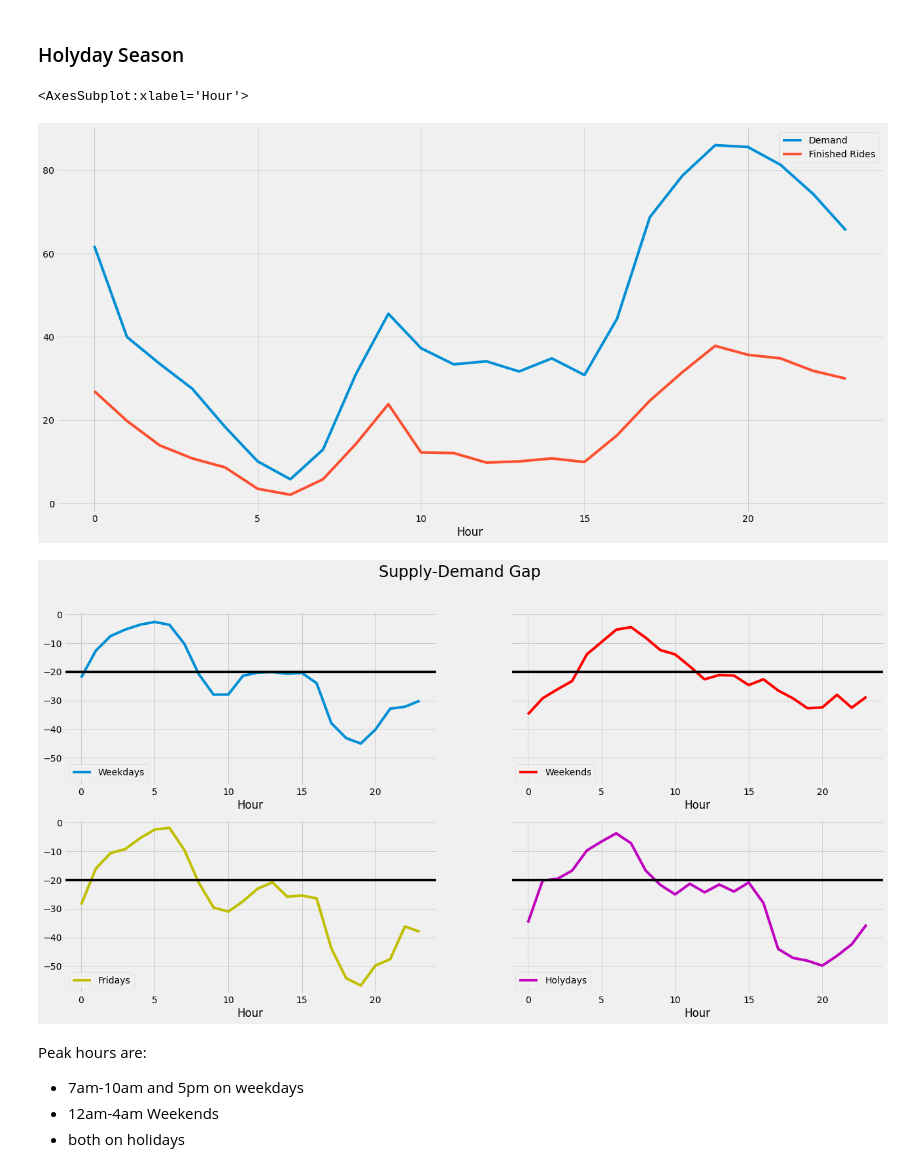
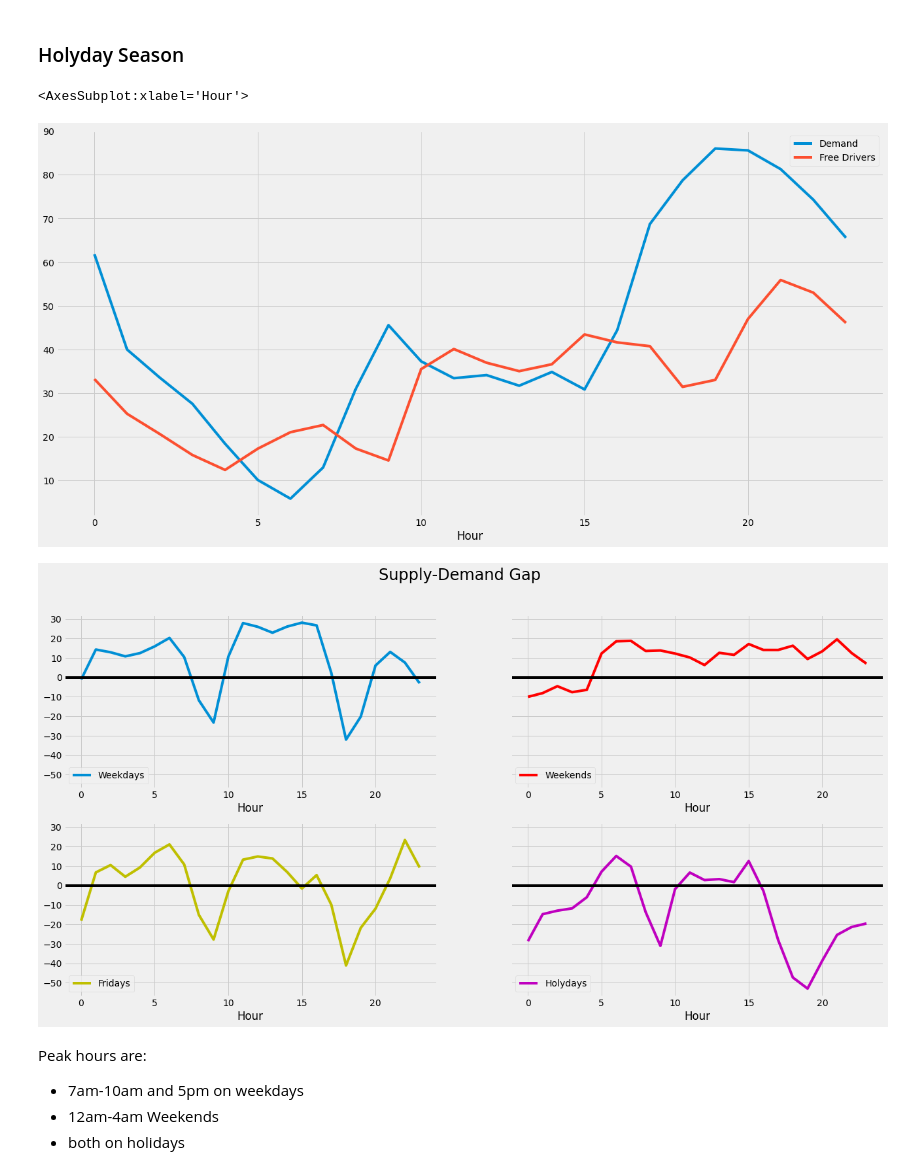
Before and after one commit to jlousada315/bolt-test, a Jupyter notebook: bolt-jl.ipynb, the cells around one changed output. Drawn from its saved outputs; the diff is of its cells as text; code cells hidden in the pictures.

```diff
--- a/bolt-jl.ipynb
+++ b/bolt-jl.ipynb
@@ -206,44 +206,44 @@ sd[sd['Day of Week'] == 4].groupby('Hour')['Finished Rides'].mean().plot(legend=
 ### Holyday Season
 # %%
 sd[sd['Is Holyday'] == True].groupby('Hour')['Demand'].mean().plot(legend=True, figsize=(20,10))
-sd[sd['Is Holyday'] == True].groupby('Hour')['Finished Rides'].mean().plot(legend=True)
+sd[sd['Is Holyday'] == True].groupby('Hour')['Free Drivers'].mean().plot(legend=True)
 # %% [output]
 <AxesSubplot:xlabel='Hour'>
-[figure, old version]
+[figure, new version]
 # %%
-sd_gap_weekdays = -(sd[sd['Is Weekend'] == False].groupby('Hour')['Demand'].mean() - sd[sd['Is Weekend'] == False].groupby('Hour')['Finished Rides'].mean())
-sd_gap_weekend = -(sd[sd['Is Weekend'] == True].groupby('Hour')['Demand'].mean() - sd[sd['Is Weekend'] == True].groupby('Hour')['Finished Rides'].mean())
-sd_gap_friday = -(sd[sd['Day of Week'] == 4].groupby('Hour')['Demand'].mean() - sd[sd['Day of Week'] == 4].groupby('Hour')['Finished Rides'].mean())
-sd_gap_holiday = -(sd[sd['Is Holyday'] == True].groupby('Hour')['Demand'].mean() - sd[sd['Is Holyday'] == True].groupby('Hour')['Finished Rides'].mean())
+sd_gap_weekdays = -(sd[sd['Is Weekend'] == False].groupby('Hour')['Demand'].mean() - sd[sd['Is Weekend'] == False].groupby('Hour')['Free Drivers'].mean())
+sd_gap_weekend = -(sd[sd['Is Weekend'] == True].groupby('Hour')['Demand'].mean() - sd[sd['Is Weekend'] == True].groupby('Hour')['Free Drivers'].mean())
+sd_gap_friday = -(sd[sd['Day of Week'] == 4].groupby('Hour')['Demand'].mean() - sd[sd['Day of Week'] == 4].groupby('Hour')['Free Drivers'].mean())
+sd_gap_holiday = -(sd[sd['Is Holyday'] == True].groupby('Hour')['Demand'].mean() - sd[sd['Is Holyday'] == True].groupby('Hour')['Free Drivers'].mean())
 # %%
 #create subplot figure with having two side by side plots
 fig, axes = plt.subplots(nrows=2,ncols=2,figsize=(20,10),sharey=True)
 
 # plot first pandas frame in subplot style
 sd_gap_weekdays.plot(ax = axes[0,0],subplots=True, label='Weekdays')
-axes[0,0].axhline(-20, color='black')
+axes[0,0].axhline(0, color='black')
 axes[0,0].legend(loc="lower left")
 
 # plot second pandas frame in subplot style
 sd_gap_weekend.plot(ax = axes[0,1],subplots=True, label='Weekends', color='r')
-axes[0,1].axhline(-20, color='black')
+axes[0,1].axhline(0, color='black')
 axes[0,1].legend(loc="lower left")
 
 # plot third pandas frame in subplot style
 sd_gap_friday.plot(ax = axes[1,0],subplots=True, label='Fridays', color='y')
-axes[1,0].axhline(-20, color='black')
+axes[1,0].axhline(0, color='black')
 axes[1,0].legend(loc="lower left")
 
 # plot second pandas frame in subplot style
 sd_gap_holiday.plot(ax = axes[1,1],subplots=True, label='Holydays', color='m')
-axes[1,1].axhline(-20, color='black')
+axes[1,1].axhline(0, color='black')
 axes[1,1].legend(loc="lower left")
 
 plt.ylabel('sd-gap')
 plt.suptitle('Supply-Demand Gap', fontsize=24)
 plt.show()
 # %% [output]
-[figure, old version]
+[figure, new version]
 # %% [markdown]
 Peak hours are:
 - 7am-10am and 5pm on weekdays
```
Also changed, not shown: parts of 16 cells of this notebook.
